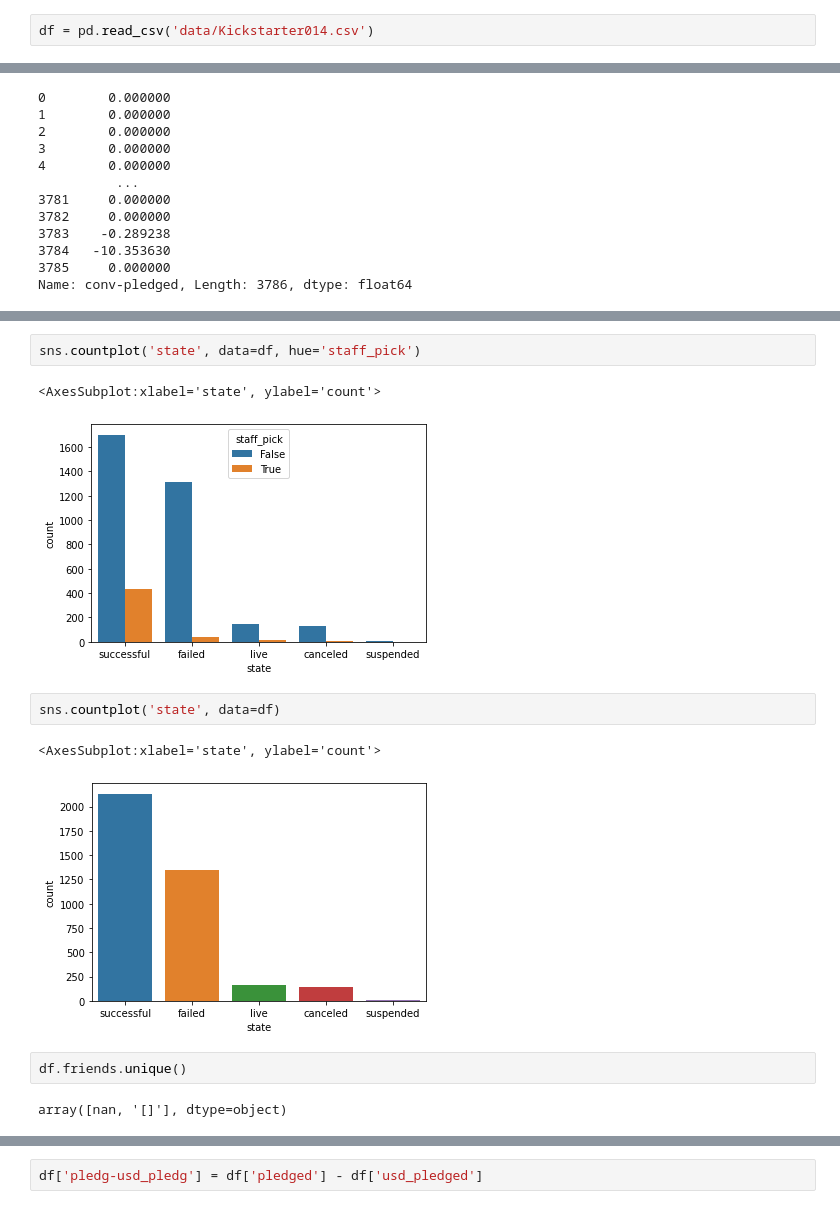
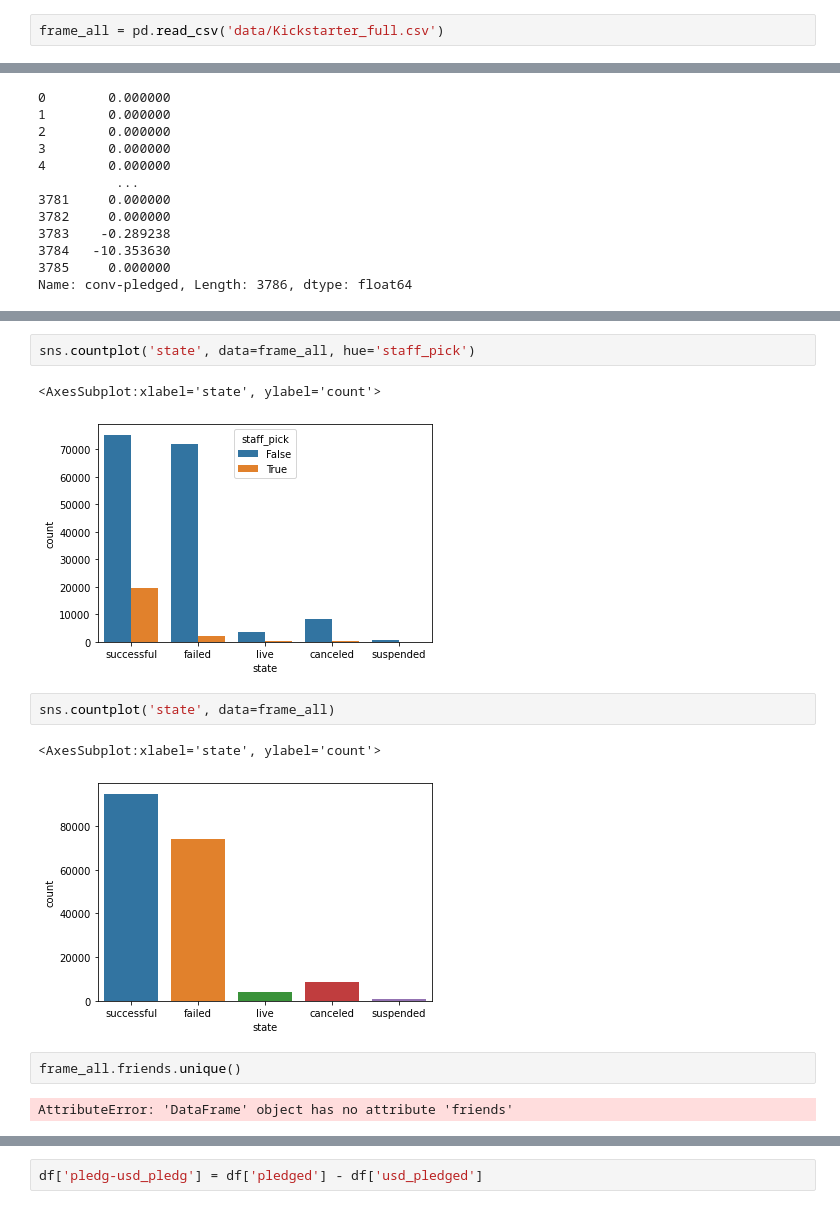
Before and after one commit to ChrisTheKnife/kick_it_like_beckham, a Jupyter notebook: EDA-kickstarter_CMM.ipynb, the cells around one changed output, grey strips where cells are left out. Cells and saved outputs as stored; diff of their text form.

```diff
--- a/EDA-kickstarter_CMM.ipynb
+++ b/EDA-kickstarter_CMM.ipynb
@@ -6,2 +27,2 @@ warnings.filterwarnings('ignore')
 # %%
-df = pd.read_csv('data/Kickstarter014.csv')
+frame_all = pd.read_csv('data/Kickstarter_full.csv')
@@ -133,15 +130,15 @@ Length: 3786, dtype: int64
 # %%
-sns.countplot('state', data=df, hue='staff_pick')
+sns.countplot('state', data=frame_all, hue='staff_pick')
 # %% [output]
 <AxesSubplot:xlabel='state', ylabel='count'>
-[figure, old version]
+[figure, new version]
 # %%
-sns.countplot('state', data=df)
+sns.countplot('state', data=frame_all)
 # %% [output]
 <AxesSubplot:xlabel='state', ylabel='count'>
-[figure, old version]
+[figure, new version]
 # %%
-df.friends.unique()
+frame_all.friends.unique()
 # %% [output]
-array([nan, '[]'], dtype=object)
+AttributeError: 'DataFrame' object has no attribute 'friends'
 # %%
```
Also changed, not shown: parts of 51 cells of this notebook.
